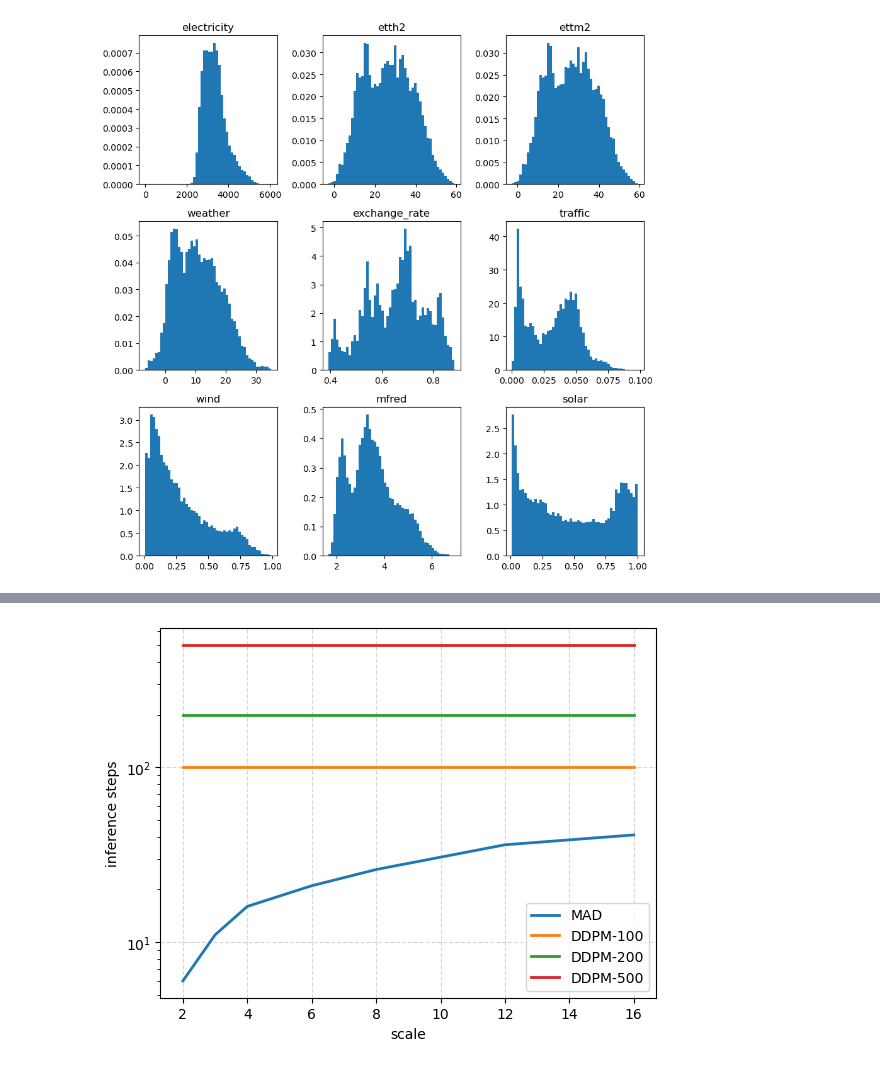
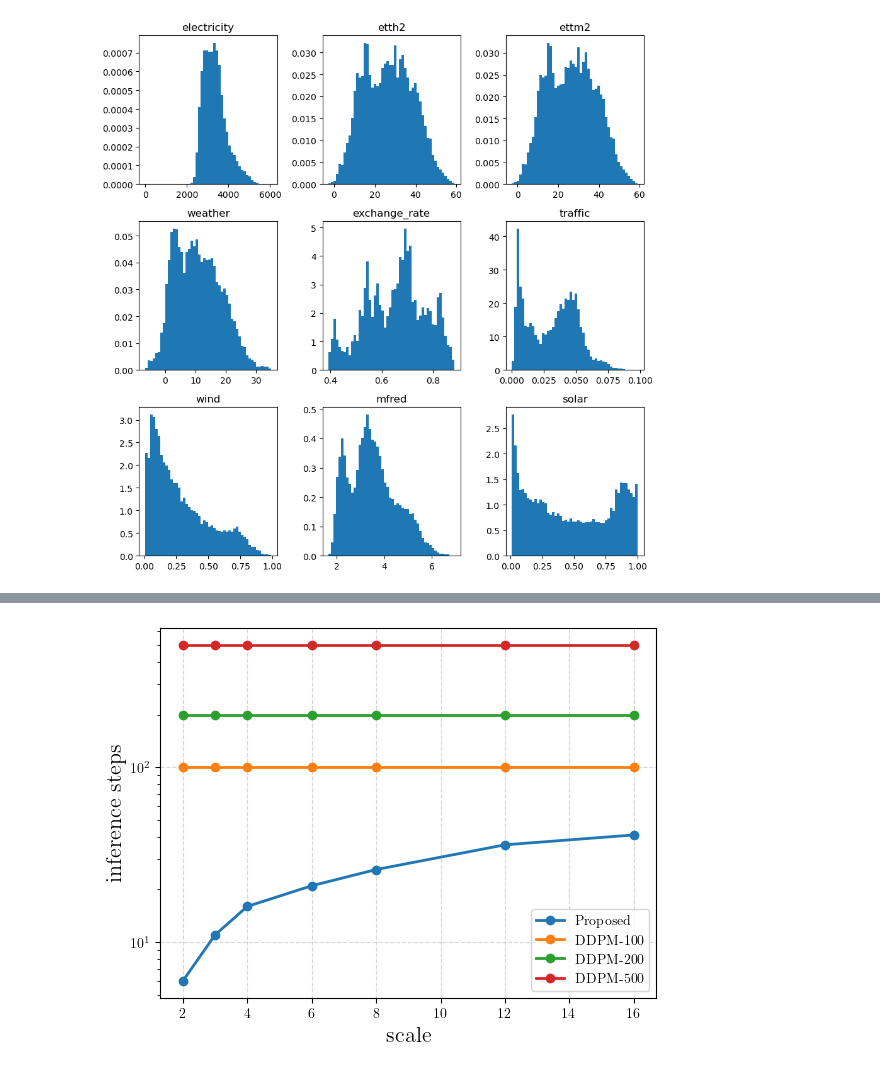
Before and after one commit to WillWang1113/Moving-Average-Diffusion, a Jupyter notebook: notebooks/plot.ipynb, the cells around one changed output, grey strips where cells are left out. Saved outputs shown, nothing was run; the diff lists cells and outputs as text; code cells hidden in the pictures.

```diff
--- a/notebooks/plot.ipynb
+++ b/notebooks/plot.ipynb
@@ -6,6 +61,4 @@ import matplotlib.pyplot as plt
 # %%
-from src.datamodule.data_factory import data_provider
-import torch
 
 root_pth = "/home/user/data/MAD_sr/savings"
 # root_pth = "../savings/MAD_sr/savings"
@@ -20,7 +73,7 @@ fig, axs = plt.subplots(
 cols = kernel_size
 # cols = ["Bottom 10%","Middle","Top 10%"]
 # rows = appear_names
-rows = ["Input", "DDPM", "MAD", "Real"]
+rows = [r"\textbf{Input}", r"\textbf{DDPM}", r"\textbf{MA-TSD}", r"\textbf{Real}"]
 
 pad = 5
 
@@ -63,26 +116,26 @@ for ax, row in zip(axs[:, 0], rows):
 
 
 dataset = "mfred"
-pred_len = 576 if dataset == "mfred" else 720
+pred_len = 576
 model_name = "MADTC_NFD_DIT_eps_bs64_condNone_ksNone"
-m_name = ["mse", "lsd", "con_err", "lps_st", "lps_lt"]
+# m_name = ["mse", "lsd", "con_err", "lps_st", "lps_lt"]
 data_config = yaml.safe_load(open(f"../configs/dataset/{dataset}.yaml", "r"))
 data_config["condition"] = "sr"
 data_config["pred_len"] = pred_len
-data_config["features"] = "TSTR-test"
-data_config["batch_size"] = 1024
+# data_config["features"] = "TSTR-test"
+data_config["batch_size"] = 2048
 # MADTC
 all_ks_metric_pro = []
 all_ks_metric_base = []
-max_choose = 700 if dataset == "exchange_rate" else 1024
-# choose = 555
-choose = np.random.randint(0, max_choose)
+max_choose = 2048
+choose = 888
+# choose = np.random.randint(0, max_choose)
 print(choose)
 for i, ks in enumerate(kernel_size):
     ddpm_data = np.load(
         os.path.join(
             root_pth,
-            f"{dataset}_{pred_len}_TSTR-train",
+            f"{dataset}_{pred_len}_S",
             f"DDPM_bs64_condsr_ks{ks}",
             f"cond_sr_startks_{ks}_fast_False_dtm_True_pred.npy",
         )
@@ -90,19 +143,21 @@ for i, ks in enumerate(kernel_size):
     mad_data = np.load(
         os.path.join(
             root_pth,
-            f"{dataset}_{pred_len}_TSTR-train",
+            f"{dataset}_{pred_len}_S",
             model_name,
             f"cond_sr_startks_{ks}_fast_False_dtm_True_pred.npy",
         )
     )
 
     data_config["kernel_size"] = ks
-    _, test_dl = data_provider(data_config, "train")
+    _, test_dl = data_provider(data_config, "test")
+
     batch = next(iter(test_dl))
     linear_interp, y_real = (batch["c"], batch["x"])
     axs[0, i].plot(linear_interp[choose].flatten())
-    axs[1, i].plot(ddpm_data[0, choose].flatten())
-    axs[2, i].plot(mad_data[0, choose].flatten())
+    axs[1, i].plot(ddpm_data[3, choose].flatten())
+    axs[2, i].plot(mad_data[3, choose].flatten())
     axs[3, i].plot(y_real[choose].flatten())
 fig.tight_layout()
+fig.savefig(f'../assets/sr_{dataset}.pdf', bbox_inches='tight')
 # %% [output]
@@ -469,17 +906,18 @@ fig.tight_layout()
 # %%
 scale = [2, 3, 4, 6, 8, 12, 16]
 sample_steps = [6, 11, 16, 21, 26, 36, 41]
 fig, axs = plt.subplots()
-axs.plot(scale, sample_steps, label="MAD", lw=2)
-axs.plot(scale, [100 for _ in range(len(scale))], label="DDPM-100", lw=2)
-axs.plot(scale, [200 for _ in range(len(scale))], label="DDPM-200", lw=2)
-axs.plot(scale, [500 for _ in range(len(scale))], label="DDPM-500", lw=2)
+axs.plot(scale, sample_steps, label="Proposed", lw=2, marker='o')
+axs.plot(scale, [100 for _ in range(len(scale))], label="DDPM-100", lw=2, marker='o')
+axs.plot(scale, [200 for _ in range(len(scale))], label="DDPM-200", lw=2, marker='o')
+axs.plot(scale, [500 for _ in range(len(scale))], label="DDPM-500", lw=2, marker='o')
 # axs.plot(scale, [1000 for _ in range(len(scale))], label='DDPM-1000')
 axs.legend()
-axs.set_ylabel("inference steps")
-axs.set_xlabel("scale")
+axs.set_ylabel("inference steps", fontsize=16)
+axs.set_xlabel("scale", fontsize=16)
 axs.set_axisbelow(True)
 axs.grid(alpha=0.5, linestyle="dashed")
 axs.set_yscale("log")
+fig.savefig('../assets/infer_steps.pdf')
 # %% [output]
-[figure, old version]
+[figure, new version]
```
Also changed, not shown: parts of 18 cells of this notebook, 31 other files.
